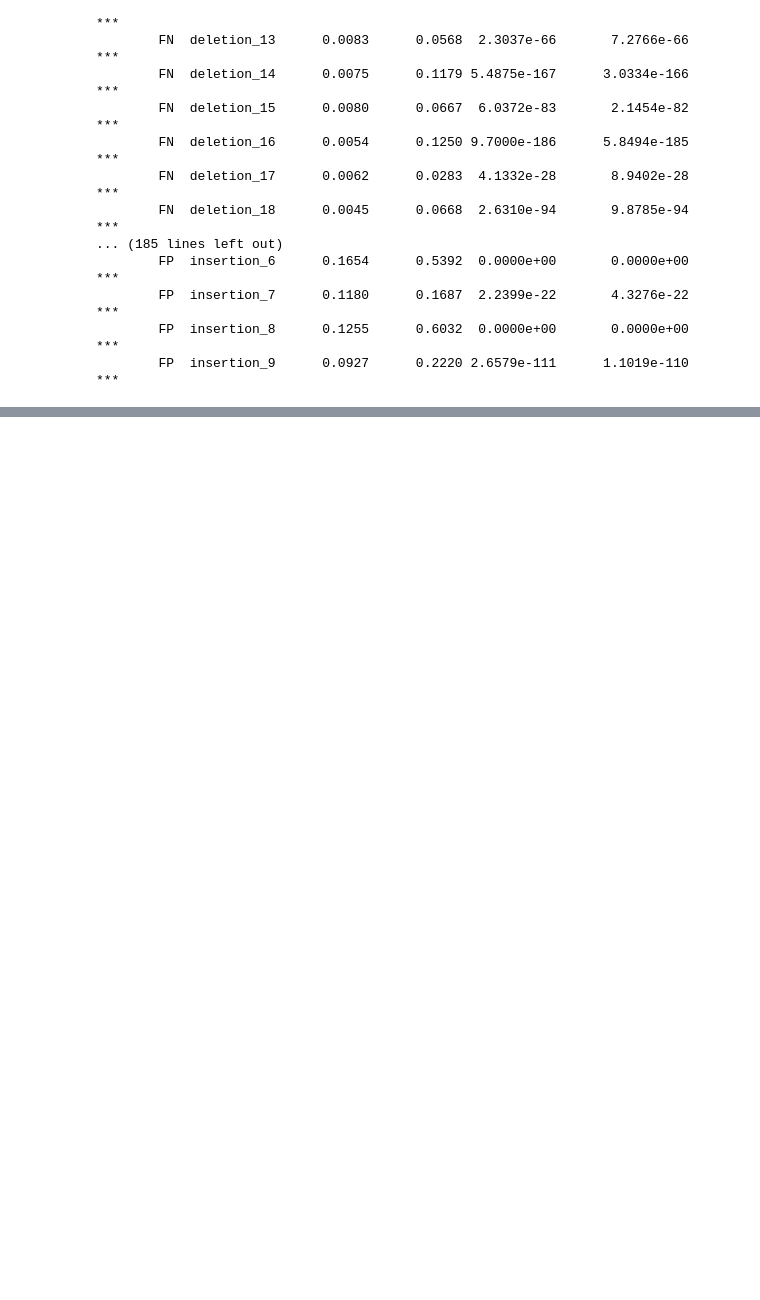
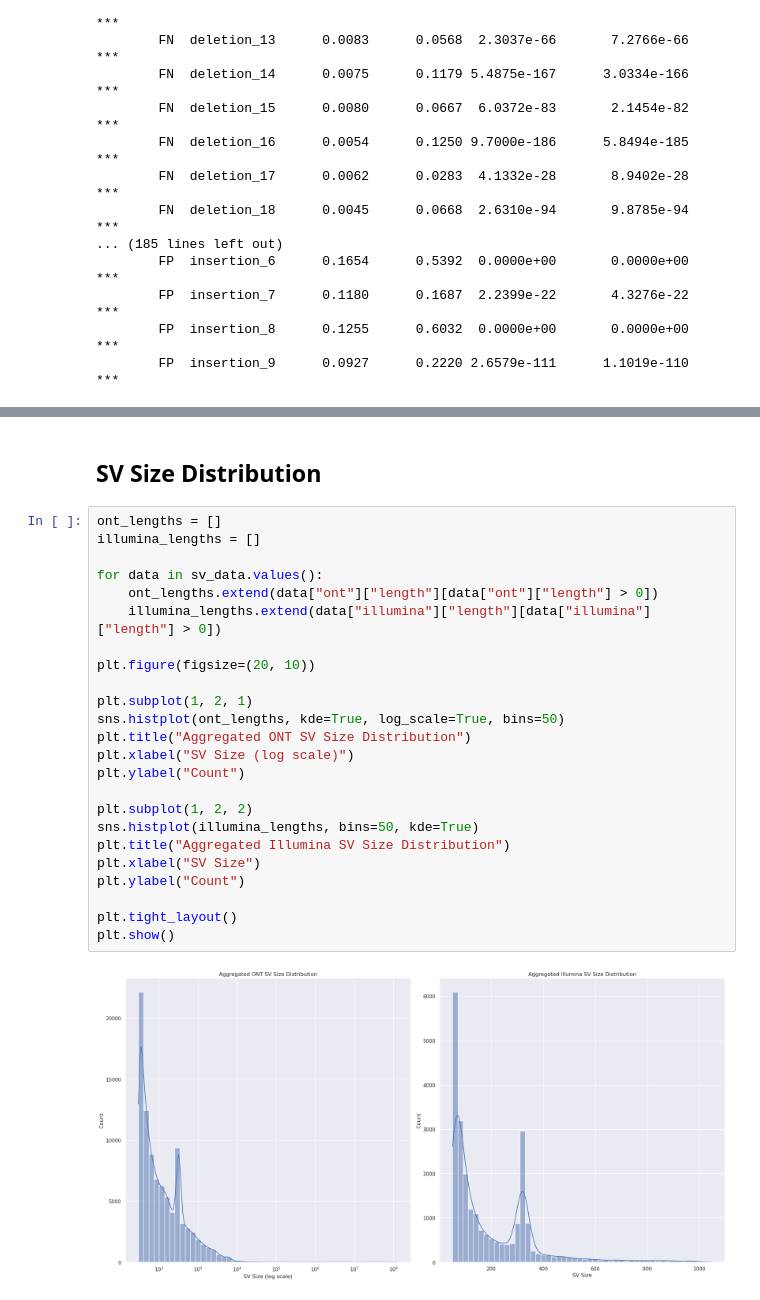
Before and after one commit to KHP-Informatics/ont-benchmark, a Jupyter notebook: jupyter/ont-benchmark.ipynb, the cells around one changed output, grey strips where cells are left out. Saved outputs shown, nothing was run; the diff lists cells and outputs as text; blank space fills up the shorter version.

```diff
--- a/jupyter/ont-benchmark.ipynb
+++ b/jupyter/ont-benchmark.ipynb
@@ -674,0 +1008,28 @@ Error Type   Indel Type HC Rate (%) LC Rate (%)     p-value Adjusted p-value Sig
+# %% [markdown]
+## SV Size Distribution
+# %%
+ont_lengths = []
+illumina_lengths = []
+
+for data in sv_data.values():
+    ont_lengths.extend(data["ont"]["length"][data["ont"]["length"] > 0])
+    illumina_lengths.extend(data["illumina"]["length"][data["illumina"]["length"] > 0])
+
+plt.figure(figsize=(20, 10))
+
+plt.subplot(1, 2, 1)
+sns.histplot(ont_lengths, kde=True, log_scale=True, bins=50)
+plt.title("Aggregated ONT SV Size Distribution")
+plt.xlabel("SV Size (log scale)")
+plt.ylabel("Count")
+
+plt.subplot(1, 2, 2)
+sns.histplot(illumina_lengths, bins=50, kde=True)
+plt.title("Aggregated Illumina SV Size Distribution")
+plt.xlabel("SV Size")
+plt.ylabel("Count")
+
+plt.tight_layout()
+plt.show()
+# %% [output]
+[figure, added]
```
Also changed, not shown: parts of 20 cells of this notebook.
